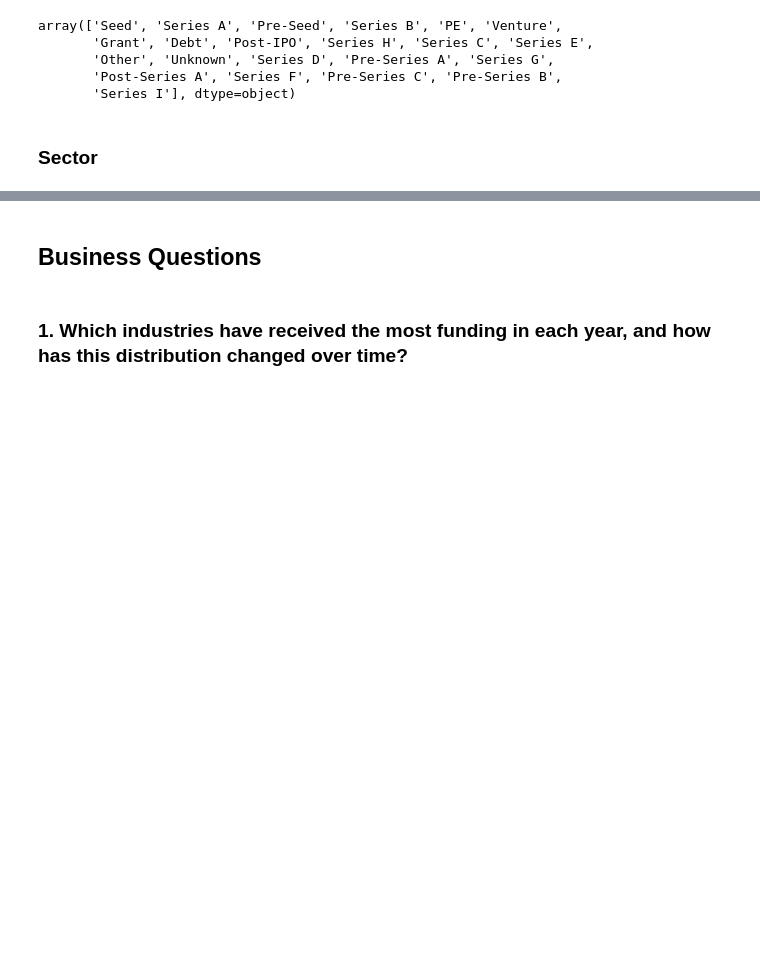
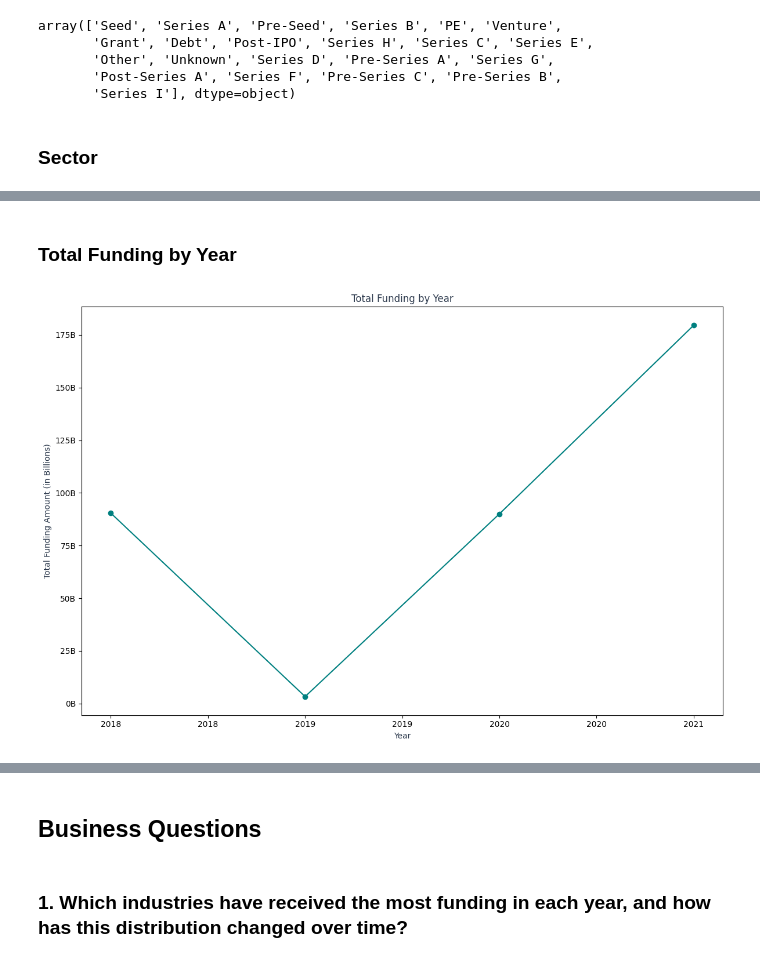
Before and after one commit to elishastanley/Indian-Start-up-Funding-Analysis-2018-2021, a Jupyter notebook: notebook/main.ipynb, the cells around one changed output, grey strips where cells are left out. Cells and saved outputs as stored; diff of their text form; code cells hidden in the pictures; blank space fills up the shorter version.

Commit message:
Exploratory  data analysis

```diff
--- a/notebook/main.ipynb
+++ b/notebook/main.ipynb
@@ -293,14 +274,10 @@ data['Investor'].fillna('Undisclosed', inplace=True)
 # %%
 # Function to simplify and standardize headquarters
 def standardize_headquarters(hq):
-    if pd.isna(hq):
-        return "Unknown"              # Filling null values with a placeholder
-    city = hq.split(',')[0].strip()   # Simplifying the entry to city name only
-    return city.title()               # Converting to title case
+    return "Unknown" if pd.isna(hq) else hq.split(',')[0].strip().title()
 
+# Applying the function and checking for unique values
 data['HeadQuarter'] = data['HeadQuarter'].apply(standardize_headquarters)
-
-# Check the unique values after cleaning
 data['HeadQuarter'].unique()
 # %% [output]
 array(['Bangalore', 'Mumbai', 'Gurgaon', 'Noida', 'Hyderabad',
@@ -479,18 +425,17 @@ stage_mapping = {
 for pattern, replacement in stage_mapping.items():
     data['Stage'] = data['Stage'].str.replace(pattern, replacement, regex=True)
 
-data['Stage'] = data['Stage'].str.replace(r'(?i)seed\+', 'Seed', regex=True)
+# Additional replacements
+data['Stage'] = data['Stage'].replace(r'(?i)seed\+', 'Seed', regex=True)
 
 # Replacing numeric and erroneous entries with 'Unknown'
 data['Stage'] = data['Stage'].replace(
-    r'\$\d+', 'Unknown', regex=True)  # Catch dollar amounts
-data['Stage'] = data['Stage'].replace(
-    r'https?://\S+', 'Unknown', regex=True)  # Catch URLs
+    [r'\$\d+', r'https?://\S+'], 'Unknown', regex=True)
 
-# Handle NaN values
+# Handling NaN values
 data['Stage'].fillna('Unknown', inplace=True)
 
-
+# Checking unique values after cleaning
 data['Stage'].unique()
 # %% [output]
 array(['Seed', 'Series A', 'Pre-Seed', 'Series B', 'PE', 'Venture',
@@ -874,0 +566,27 @@ data.to_csv('data/cleaned_startup_funding.csv', index=False)
+# %% [markdown]
+### Total Funding by Year
+# %%
+# Grouping data for total funding by year
+funding_by_year = data.groupby('Fund_Year')['Amount'].sum()
+
+# Converting amounts to billions
+funding_by_year_billion = funding_by_year / 1e9
+
+plt.figure(figsize=(12, 8))
+plt.plot(funding_by_year_billion.index,
+         funding_by_year_billion.values, marker='o', color='#008080')
+plt.title('Total Funding by Year', color='#2E3B4E')
+plt.xlabel('Year', color='#2E3B4E')
+plt.ylabel('Total Funding Amount (in Billions)', color='#2E3B4E')
+plt.grid(False)
+
+# Formatting the y-axis to avoid scientific notation and display in billions
+plt.gca().yaxis.set_major_formatter(
+    plt.FuncFormatter(lambda y, _: f'{y:,.0f}B'))
+plt.gca().xaxis.set_major_formatter(
+    plt.FuncFormatter(lambda x, _: f'{int(x)}'))
+
+plt.tight_layout()
+plt.show()
+# %% [output]
+[figure, added]
```
Also changed, not shown: parts of 21 cells of this notebook, 1 other file.
